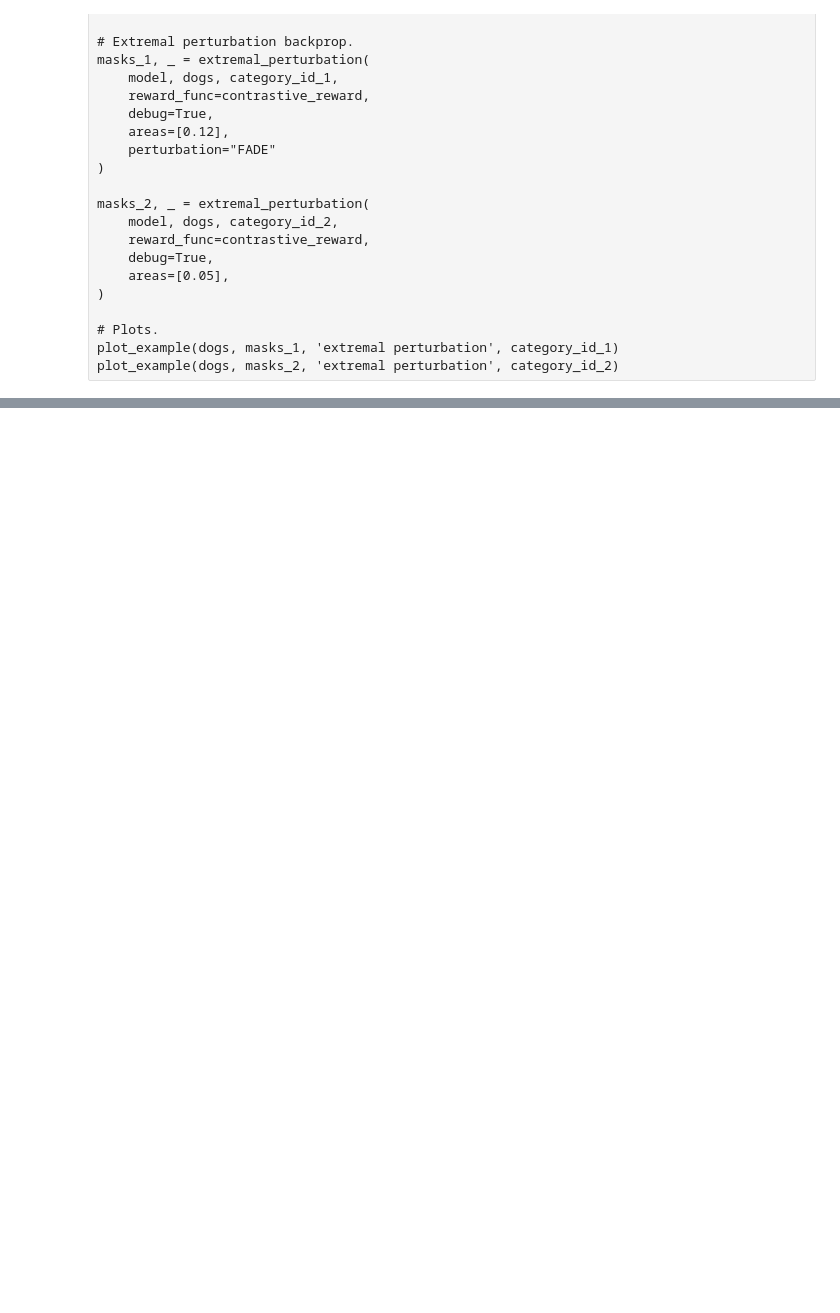
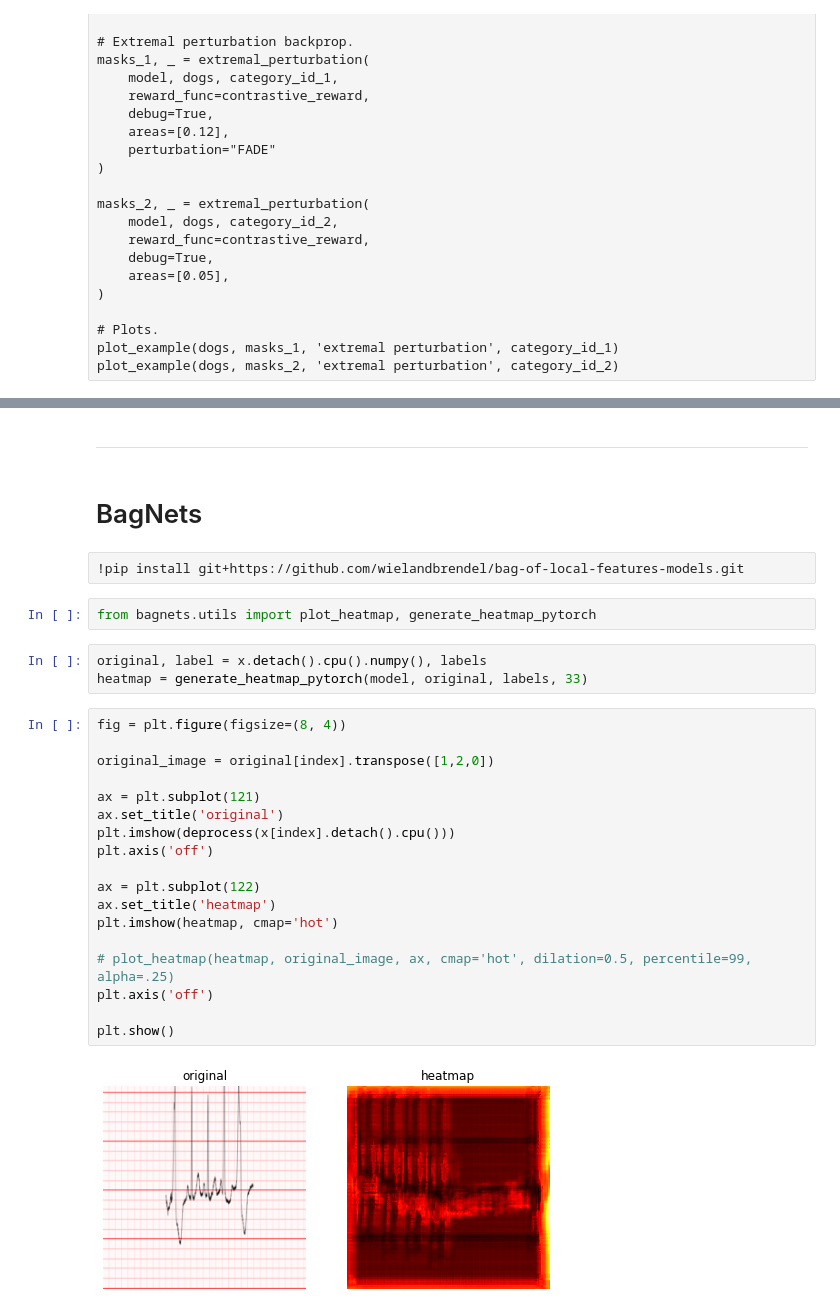
Before and after one commit to ruivarandas/DSLproject, a Jupyter notebook: notebooks/testing_and_interpret.ipynb, the cells around one changed output, grey strips where cells are left out. Drawn from its saved outputs; the diff is of its cells as text; blank space fills up the shorter version.

```diff
--- a/notebooks/testing_and_interpret.ipynb
+++ b/notebooks/testing_and_interpret.ipynb
@@ -305,0 +319,31 @@ plot_example(x[index].unsqueeze(0), masks_1, 'extremal perturbation', labels[ind
+# %% [markdown]
+----------------------------------------------------
+# %% [markdown]
+# BagNets
+# %% [raw]
+!pip install git+https://github.com/wielandbrendel/bag-of-local-features-models.git
+# %%
+from bagnets.utils import plot_heatmap, generate_heatmap_pytorch
+# %%
+original, label = x.detach().cpu().numpy(), labels
+heatmap = generate_heatmap_pytorch(model, original, labels, 33)
+# %%
+fig = plt.figure(figsize=(8, 4))
+
+original_image = original[index].transpose([1,2,0])
+
+ax = plt.subplot(121)
+ax.set_title('original')
+plt.imshow(deprocess(x[index].detach().cpu()))
+plt.axis('off')
+
+ax = plt.subplot(122)
+ax.set_title('heatmap')
+plt.imshow(heatmap, cmap='hot')
+
+# plot_heatmap(heatmap, original_image, ax, cmap='hot', dilation=0.5, percentile=99, alpha=.25)
+plt.axis('off')
+
+plt.show()
+# %% [output]
+[figure, added]
```
Also changed, not shown: parts of 6 cells of this notebook.
